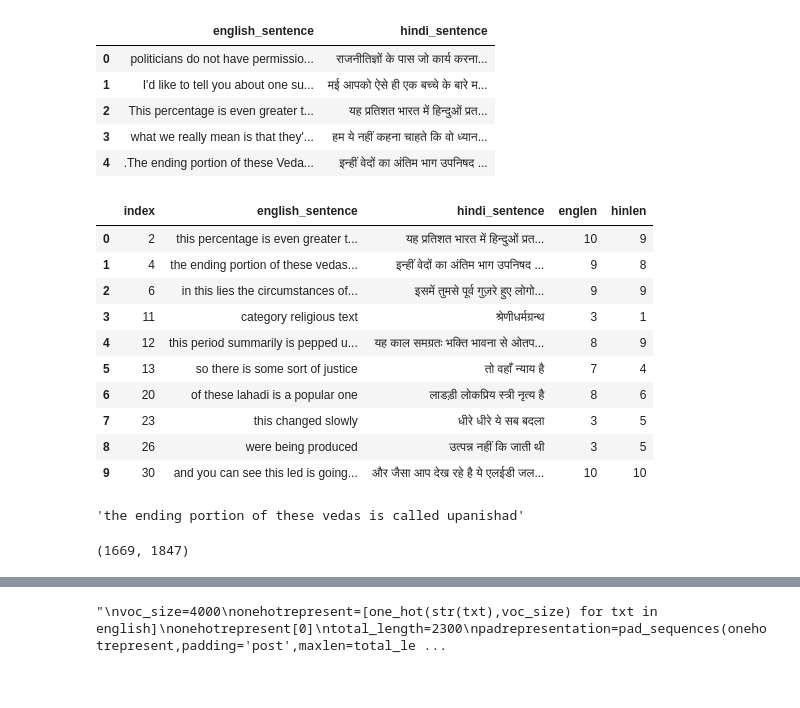
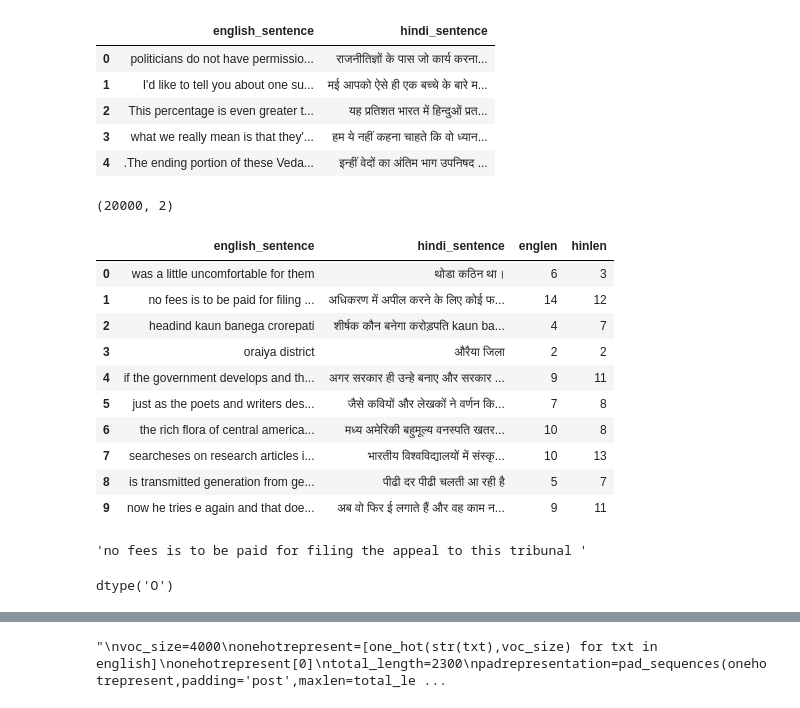
Before and after one commit to Nipunagg/seq2seq-Model, a Jupyter notebook: Untitled.ipynb, the cells around one changed output, grey strips where cells are left out. Drawn from its saved outputs; the diff is of its cells as text; code cells hidden in the pictures.

```diff
--- a/Untitled.ipynb
+++ b/Untitled.ipynb
@@ -19,6 +28,11 @@ df.head(5)
 | 2 | This percentage is even greater t... | यह प्रतिशत भारत में हिन्दुओं प्रत... |
 | 3 | what we really mean is that they'... | हम ये नहीं कहना चाहते कि वो ध्यान... |
 | 4 | .The ending portion of these Veda... | इन्हीं वेदों का अंतिम भाग उपनिषद ... |
+# %%
+df=df.sample(20000,random_state=42)
+df.shape
+# %% [output]
+(20000, 2)
 # %%
 import re,string
 exclude=set(string.punctuation)
@@ -36,26 +50,27 @@ def clear_Sentence(x):
 # %%
 df['english_sentence']=df['english_sentence'].apply(lambda x: clear_Sentence(x))
 df['hindi_sentence']=df['hindi_sentence'].apply(lambda x: clear_Sentence(x))
 df['englen']=df['english_sentence'].apply(lambda x: len(x.split(" ")))
 df['hinlen']=df['hindi_sentence'].apply(lambda x: len(x.split(" ")))
-df=df[df['hinlen']<=10]
-df=df[df['englen']<=10]
-#df.drop('index',axis=1,inplace=True)
-df.reset_index(inplace=True)
+df=df[df['hinlen']<=15]
+df=df[df['englen']<=15]
+df=df[df['hinlen']>=1]
+df=df[df['englen']>=1]
+df.reset_index(drop=True,inplace=True)
 df.head(10)
 # %% [output]
-|  | index | english_sentence | hindi_sentence | englen | hinlen |
-| 0 | 2 | this percentage is even greater t... | यह प्रतिशत भारत में हिन्दुओं प्रत... | 10 | 9 |
-| 1 | 4 | the ending portion of these vedas... | इन्हीं वेदों का अंतिम भाग उपनिषद ... | 9 | 8 |
-| 2 | 6 | in this lies the circumstances of... | इसमें तुमसे पूर्व गुज़रे हुए लोगो... | 9 | 9 |
-| 3 | 11 | category religious text | श्रेणीधर्मग्रन्थ | 3 | 1 |
-| 4 | 12 | this period summarily is pepped u... | यह काल समग्रतः भक्ति भावना से ओतप... | 8 | 9 |
-| 5 | 13 | so there is some sort of justice | तो वहाँ न्याय है | 7 | 4 |
-| 6 | 20 | of these lahadi is a popular one | लाडड़ी लोकप्रिय स्त्री नृत्य है | 8 | 6 |
-| 7 | 23 | this changed slowly | धीरे धीरे ये सब बदला | 3 | 5 |
-| 8 | 26 | were being produced | उत्पन्न नहीं कि जाती थी | 3 | 5 |
-| 9 | 30 | and you can see this led is going... | और जैसा आप देख रहे है ये एलईडी जल... | 10 | 10 |
+|  | english_sentence | hindi_sentence | englen | hinlen |
+| 0 | was a little uncomfortable for them | थोडा कठिन था। | 6 | 3 |
+| 1 | no fees is to be paid for filing ... | अधिकरण में अपील करने के लिए कोई फ... | 14 | 12 |
+| 2 | headind kaun banega crorepati | शीर्षक कौन बनेगा करोड़पति kaun ba... | 4 | 7 |
+| 3 | oraiya district | औरैया जिला | 2 | 2 |
+| 4 | if the government develops and th... | अगर सरकार ही उन्हे बनाए और सरकार ... | 9 | 11 |
+| 5 | just as the poets and writers des... | जैसे कवियों और लेखकों ने वर्णन कि... | 7 | 8 |
+| 6 | the rich flora of central america... | मध्य अमेरिकी बहुमूल्य वनस्पति खतर... | 10 | 8 |
+| 7 | searcheses on research articles i... | भारतीय विश्वविद्यालयों में संस्कृ... | 10 | 13 |
+| 8 | is transmitted generation from ge... | पीढी दर पीढी चलती आ रही है | 5 | 7 |
+| 9 | now he tries e again and that doe... | अब वो फिर ई लगाते हैं और वह काम न... | 9 | 11 |
 # %%
 df['english_sentence'][1]
 # %% [output]
-'the ending portion of these vedas is called upanishad'
+'no fees is to be paid for filing the appeal to this tribunal '
@@ -62,3 +80,7 @@ df['english_sentence'][1]
+# %%
+df['english_sentence'].dtype
+# %% [output]
+dtype('O')
 # %%
 english=[]
 hindi=[]
@@ -68,24 +92,23 @@ for i in range(0,750):
 # %%
-englishwords=set()
-hindiwords=set()
+inputwords=set()
+targetwords=set()
 for txt in english:
     txt=txt.split(" ")
     for word in txt:
-        if word not in englishwords:
-            englishwords.add(word)
-hindiwords.add('<sos>')
-hindiwords.add('<eos>')
+        if word not in inputwords:
+            inputwords.add(word)
 for txt in hindi:
     txt=txt.split(" ")
     for word in txt:
-        if word not in hindiwords:
-            hindiwords.add(word)
-englishwords=sorted(list(englishwords))
-hindiwords=sorted(list(hindiwords))
+        if word not in targetwords:
+            targetwords.add(word)
+inputwords=sorted(list(inputwords))
+targetwords=sorted(list(targetwords))
 
-len(englishwords),len(hindiwords)
+
+num_encoder_tokens=len(inputwords)
+num_decoder_tokens=len(targetwords)
+num_decoder_tokens+=1
-# %% [output]
-(1669, 1847)
 # %%
 hindi[0]
 # %% [output]
```
Also changed, not shown: parts of 30 cells of this notebook.
